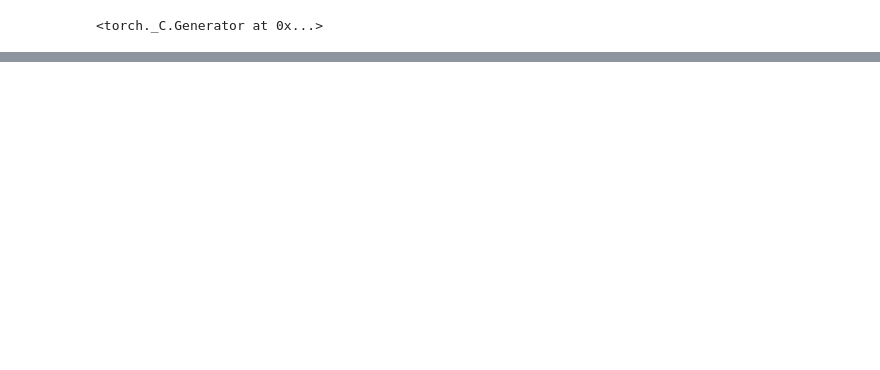
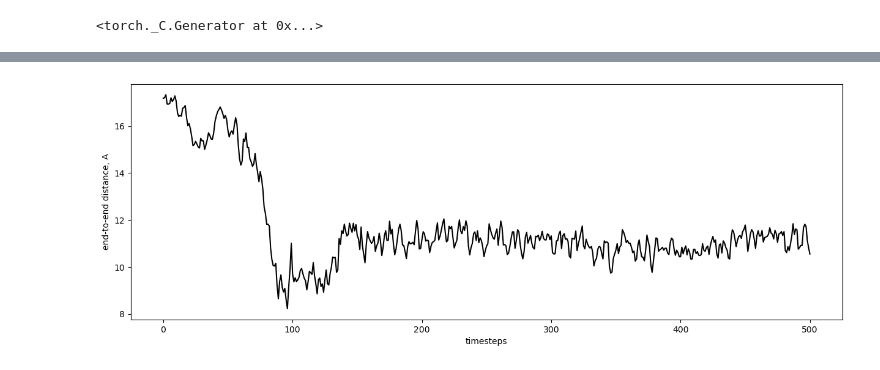
Before and after one commit to Jerry-Kwan/MSR-DynamicSimulation, a Jupyter notebook: src/md_from_scratch/test.ipynb, the cells around one changed output, grey strips where cells are left out. Saved outputs shown, nothing was run; the diff lists cells and outputs as text; code cells hidden in the pictures; blank space fills up the shorter version.

```diff
--- a/src/md_from_scratch/test.ipynb
+++ b/src/md_from_scratch/test.ipynb
@@ -129,4 +213,26 @@ NGLWidget(max_frame=200)
 Tab(children=(Box(children=(Box(children=(Box(children=(Label(value='step'), IntSlider(value=1, min=-100)), la…
+# %%
+if psf_file is not None:
+    # ala15
+    N_terminus = u.select_atoms('resid 1 and name N')
+    C_terminus = u.select_atoms('resid 5 and name C')
+
+    # go through the whole trajectory and compute distance between them for every frame
+    dist = []
+    for frame in u.trajectory:
+        dist.append(np.linalg.norm(N_terminus.positions - C_terminus.positions))
+
+    # the result is in the dist array
+    dist = np.array(dist)
+    plt.figure(figsize=(15,5))
+
+    plt.plot(dist, '-k' )
+    plt.xlabel('timesteps')
+    plt.ylabel('end-to-end distance, A')
+
+    plt.show()
+# %% [output]
+[figure, added]
 # %%
 if psf_file is not None:
     # ala15
```
Also changed, not shown: parts of 9 cells of this notebook, 3 other files.
